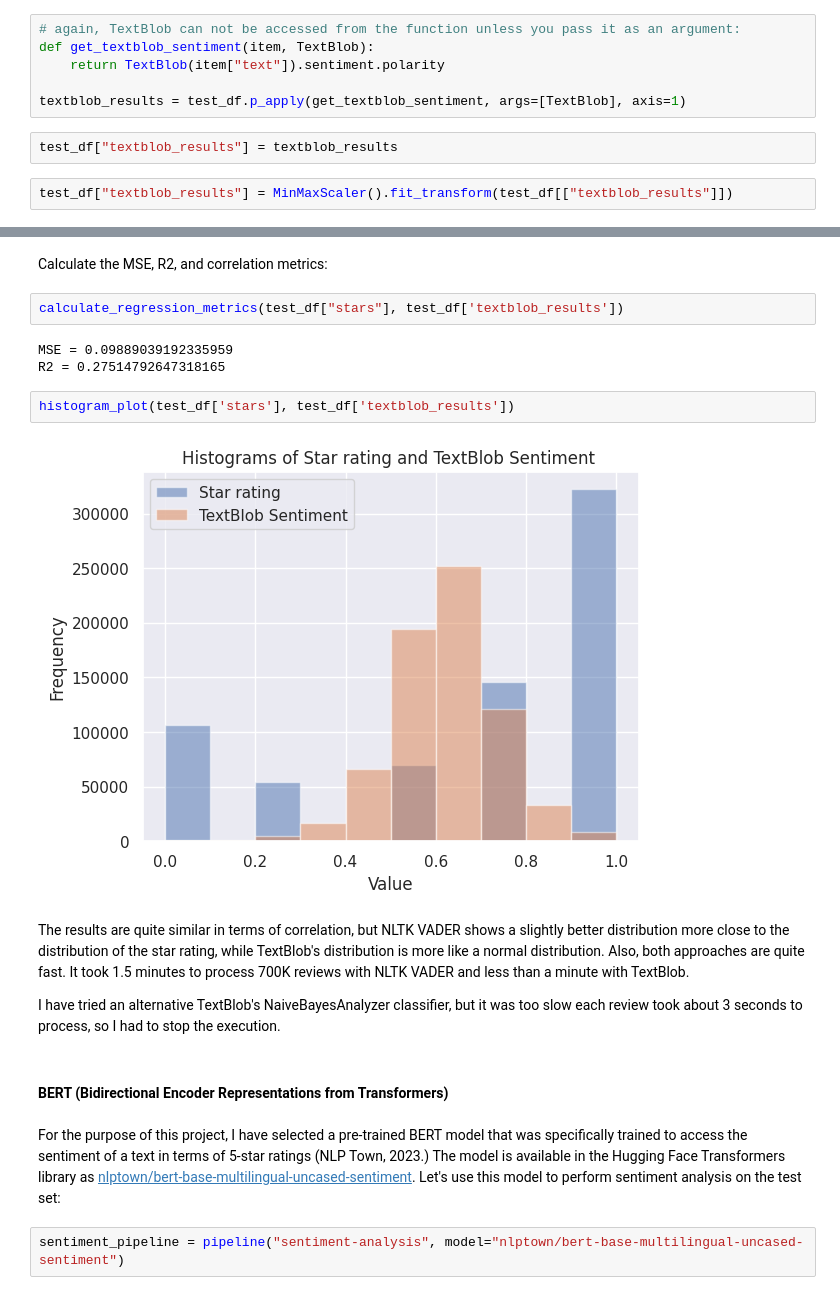
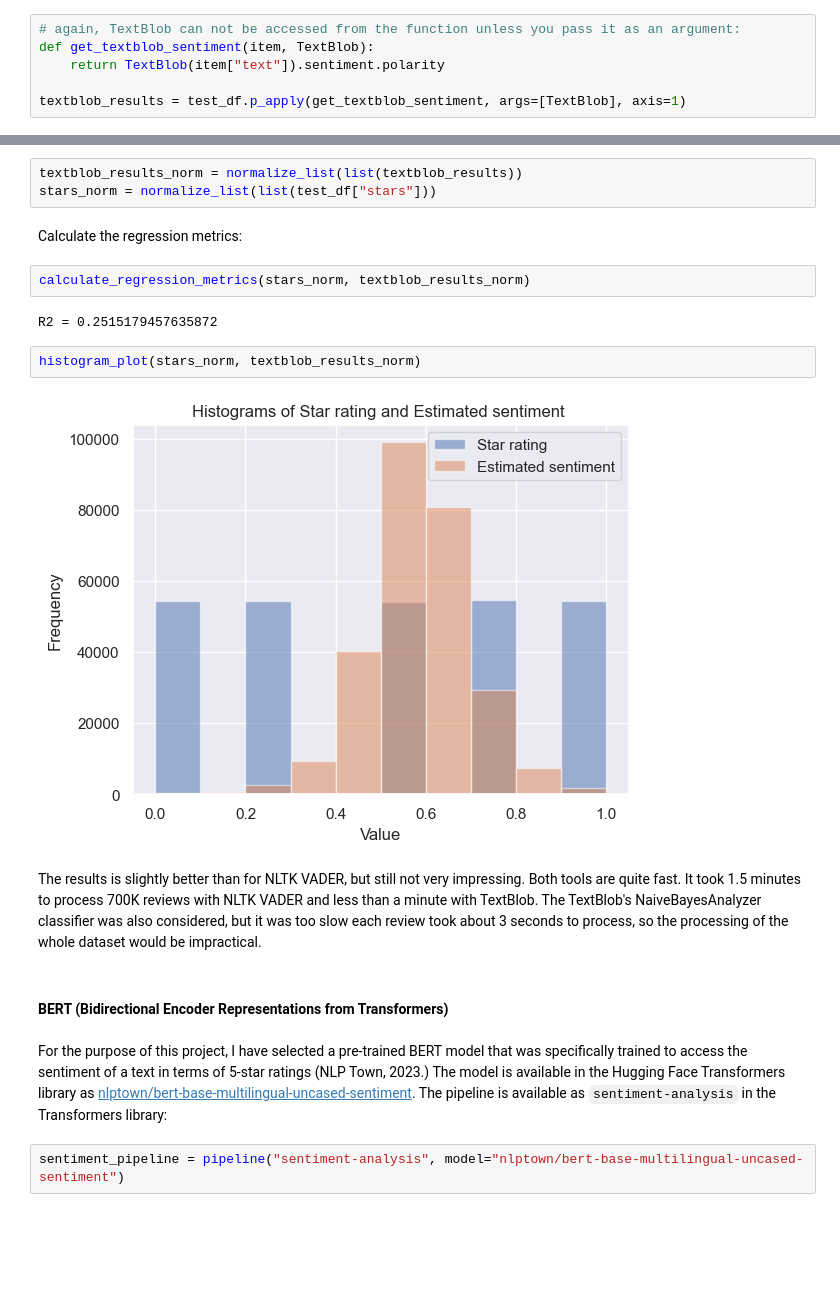
Before and after one commit to plashchynski/cm3060_nlp_midterm, a Jupyter notebook: report.ipynb, the cells around one changed output, grey strips where cells are left out. Saved outputs shown, nothing was run; the diff lists cells and outputs as text; blank space fills up the shorter version.

```diff
--- a/report.ipynb
+++ b/report.ipynb
@@ -343,7 +385,3 @@ def get_textblob_sentiment(item, TextBlob):
     return TextBlob(item["text"]).sentiment.polarity
 
 textblob_results = test_df.p_apply(get_textblob_sentiment, args=[TextBlob], axis=1)
-# %%
-test_df["textblob_results"] = textblob_results
-# %%
-test_df["textblob_results"] = MinMaxScaler().fit_transform(test_df[["textblob_results"]])
@@ -350,21 +390,21 @@ test_df["textblob_results"] = MinMaxScaler().fit_transform(test_df[["textblob_re
+# %%
+textblob_results_norm = normalize_list(list(textblob_results))
+stars_norm = normalize_list(list(test_df["stars"]))
 # %% [markdown]
-Calculate the MSE, R2, and correlation metrics:
+Calculate the regression metrics:
-# %%
-calculate_regression_metrics(test_df["stars"], test_df['textblob_results'])
-# %% [output]
-MSE = 0.09889039192335959
-R2 = 0.27514792647318165
-# %%
-histogram_plot(test_df['stars'], test_df['textblob_results'])
-# %% [output]
-[figure, removed]
+# %%
+calculate_regression_metrics(stars_norm, textblob_results_norm)
+# %% [output]
+R2 = 0.2515179457635872
+# %%
+histogram_plot(stars_norm, textblob_results_norm)
+# %% [output]
+[figure, added]
 # %% [markdown]
-The results are quite similar in terms of correlation, but NLTK VADER shows a slightly better distribution more close to the distribution of the star rating, while TextBlob's distribution is more like a normal distribution. Also, both approaches are quite fast. It took 1.5 minutes to process 700K reviews with NLTK VADER and less than a minute with TextBlob.
-
-I have tried an alternative TextBlob's NaiveBayesAnalyzer classifier, but it was too slow each review took about 3 seconds to process, so I had to stop the execution.
+The results is slightly better than for NLTK VADER, but still not very impressing. Both tools are quite fast. It took 1.5 minutes to process 700K reviews with NLTK VADER and less than a minute with TextBlob. The TextBlob's NaiveBayesAnalyzer classifier was also considered, but it was too slow each review took about 3 seconds to process, so the processing of the whole dataset would be impractical.
 # %% [markdown]
 #### BERT (Bidirectional Encoder Representations from Transformers)
 # %% [markdown]
-For the purpose of this project, I have selected a pre-trained BERT model that was specifically trained to access the sentiment of a text in terms of 5-star ratings (NLP Town, 2023.) The model is available in the Hugging Face Transformers library as [nlptown/bert-base-multilingual-uncased-sentiment](https://huggingface.co/nlptown/bert-base-multilingual-uncased-sentiment). Let's use this model to perform sentiment analysis on the test set:
+For the purpose of this project, I have selected a pre-trained BERT model that was specifically trained to access the sentiment of a text in terms of 5-star ratings (NLP Town, 2023.) The model is available in the Hugging Face Transformers library as [nlptown/bert-base-multilingual-uncased-sentiment](https://huggingface.co/nlptown/bert-base-multilingual-uncased-sentiment). The pipeline is available as `sentiment-analysis` in the Transformers library:
 # %%
 sentiment_pipeline = pipeline("sentiment-analysis", model="nlptown/bert-base-multilingual-uncased-sentiment")
```
Also changed, not shown: parts of 66 cells of this notebook.
